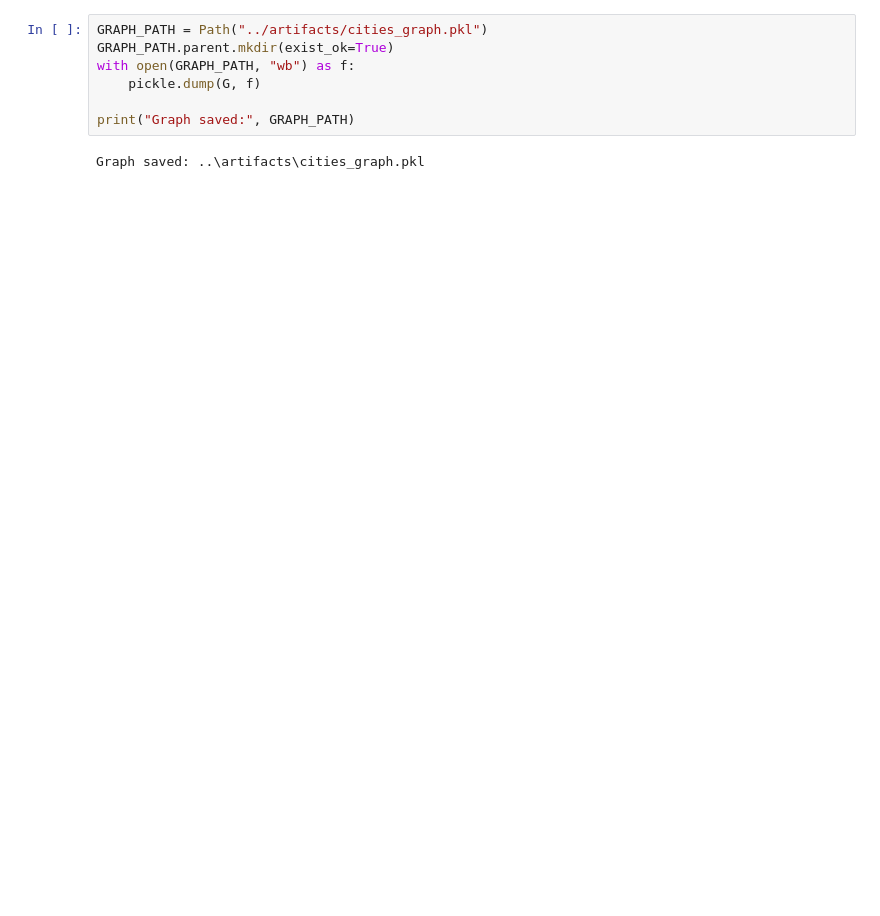
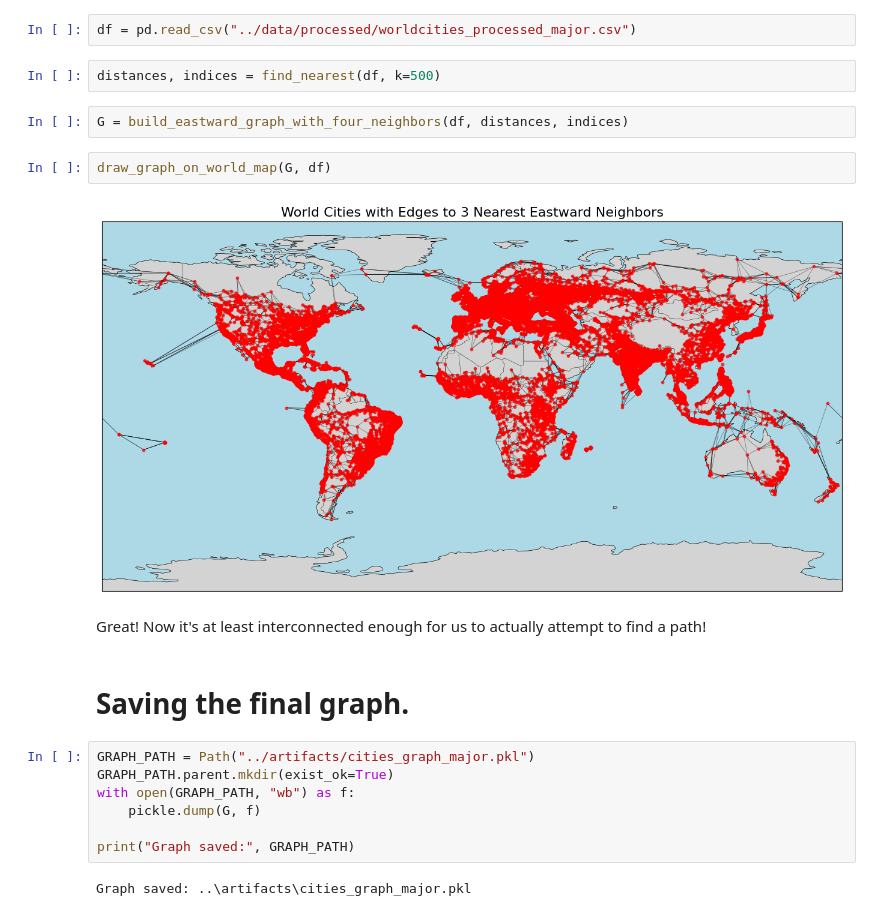
Before and after one commit to aqslky/Around-the-world, a Jupyter notebook: notebooks/02_constructing_graph.ipynb, the cells around one changed output. Saved outputs shown, nothing was run; the diff lists cells and outputs as text; blank space fills up the shorter version.

```diff
--- a/notebooks/02_constructing_graph.ipynb
+++ b/notebooks/02_constructing_graph.ipynb
@@ -61,9 +95,23 @@ for i in range(len(df)):
+# %%
+df = pd.read_csv("../data/processed/worldcities_processed_major.csv")
+# %%
+distances, indices = find_nearest(df, k=500)
+# %%
+G = build_eastward_graph_with_four_neighbors(df, distances, indices)
+# %%
+draw_graph_on_world_map(G, df)
+# %% [output]
+[figure, added]
+# %% [markdown]
+Great! Now it's at least interconnected enough for us to actually attempt to find a path!
+# %% [markdown]
+# Saving the final graph.
 # %%
-GRAPH_PATH = Path("../artifacts/cities_graph.pkl")
+GRAPH_PATH = Path("../artifacts/cities_graph_major.pkl")
 GRAPH_PATH.parent.mkdir(exist_ok=True)
 with open(GRAPH_PATH, "wb") as f:
     pickle.dump(G, f)
 
 print("Graph saved:", GRAPH_PATH)
 # %% [output]
-Graph saved: ..\artifacts\cities_graph.pkl
+Graph saved: ..\artifacts\cities_graph_major.pkl
```
Also changed, not shown: parts of 25 cells of this notebook.
